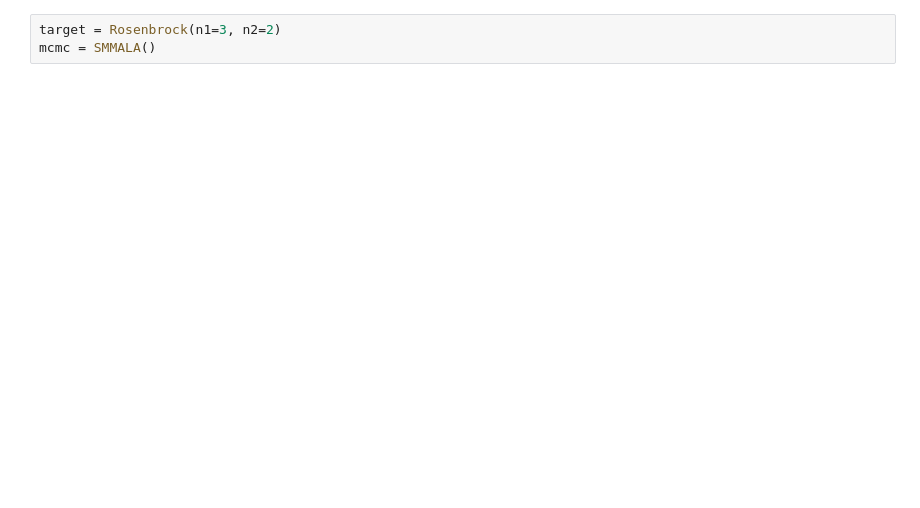
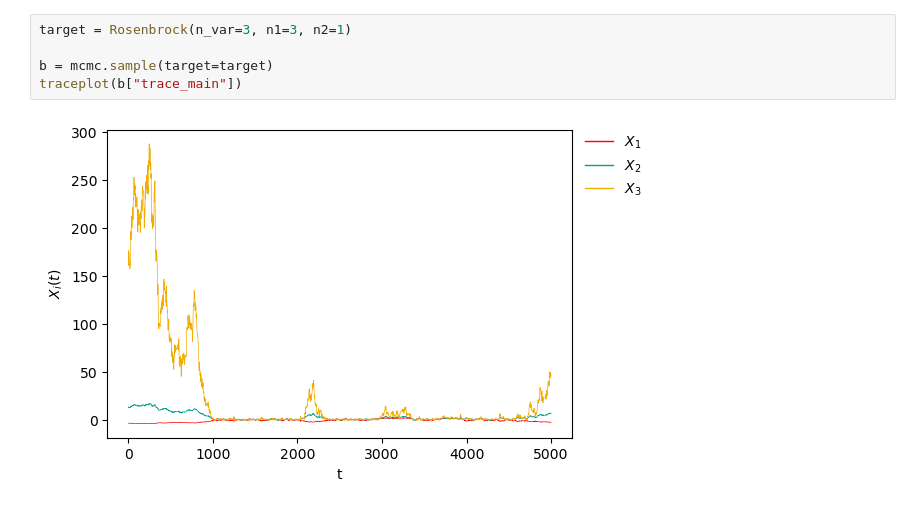
Before and after one commit to bartolomeou/FYP, a Jupyter notebook: test.ipynb, the cells around one changed output. Cells and saved outputs as stored; diff of their text form; blank space fills up the shorter version.

```diff
--- a/test.ipynb
+++ b/test.ipynb
@@ -9,3 +22,7 @@ from src.utils.plot import traceplot, acfplot, rosenbrock_pairplot
 # %%
-target = Rosenbrock(n1=3, n2=2)
-mcmc = SMMALA()
+target = Rosenbrock(n_var=3, n1=3, n2=1)
+
+b = mcmc.sample(target=target)
+traceplot(b["trace_main"])
+# %% [output]
+[figure, added]
```
Also changed, not shown: parts of 5 cells of this notebook, 4 other files.
